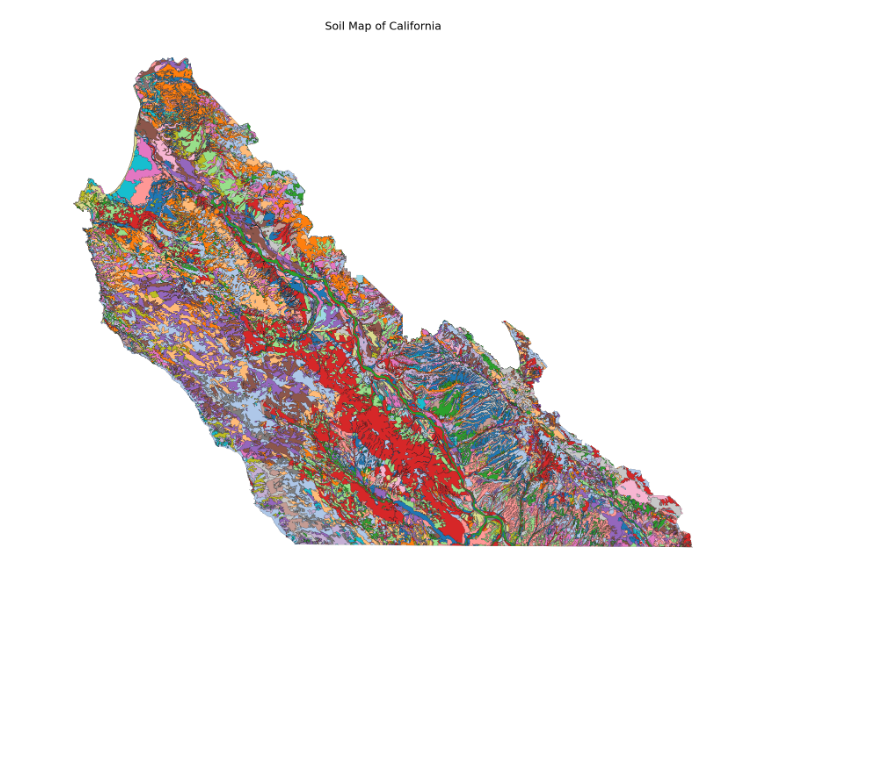
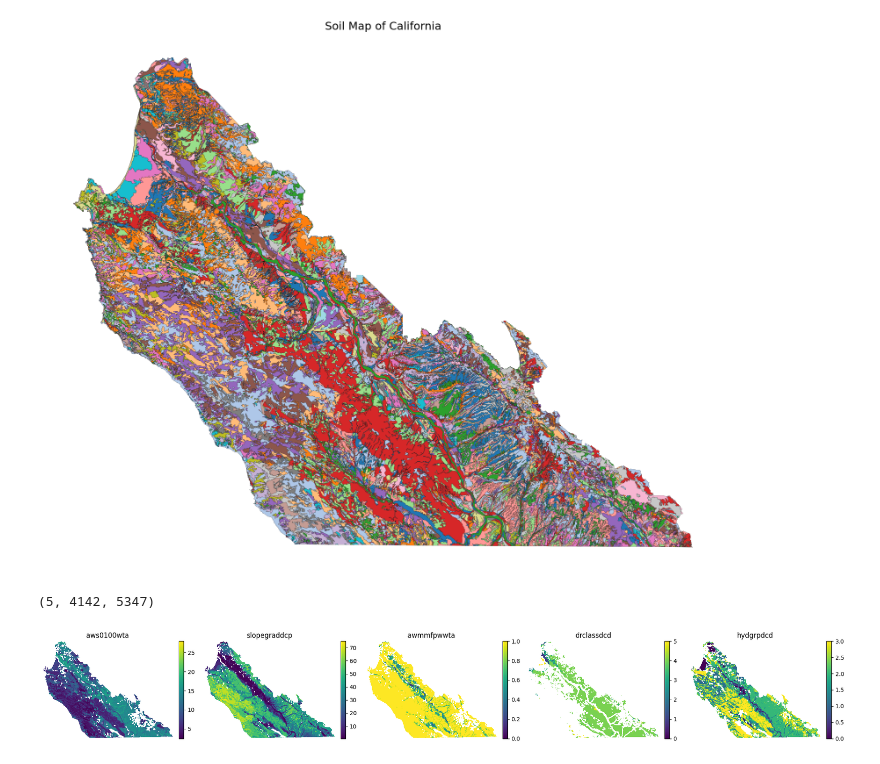
Before and after one commit to plant-ai-biophysics-lab/california-crop-yield-benchmark, a Jupyter notebook: dataset/download_county_dataset/download_soil_data.ipynb, the cells around one changed output. Cells and saved outputs as stored; diff of their text form; code cells hidden in the pictures; blank space fills up the shorter version.

```diff
--- a/dataset/download_county_dataset/download_soil_data.ipynb
+++ b/dataset/download_county_dataset/download_soil_data.ipynb
@@ -68,0 +163,22 @@ Found 221 unique soil types.
+# %%
+attribute_matrix.shape
+# %% [output]
+(5, 4142, 5347)
+# %%
+import matplotlib.pyplot as plt
+fig, axes = plt.subplots(1, 5, figsize=(20, 3), facecolor='white')
+
+# Plot each soil variable
+for i in range(5):
+    ax = axes[i]
+    im = ax.imshow(attribute_matrix[i], cmap='viridis', aspect='auto')
+    ax.set_facecolor("white")
+    ax.set_title(soil_attributes[i])
+    ax.axis("off")  # Hide axes for better visualization
+    fig.colorbar(im, ax=ax, fraction=0.046, pad=0.04)
+
+# Adjust layout
+plt.tight_layout()
+plt.show()
+# %% [output]
+[figure, added]
```
Also changed, not shown: parts of 1 cell of this notebook, 20 other files.
